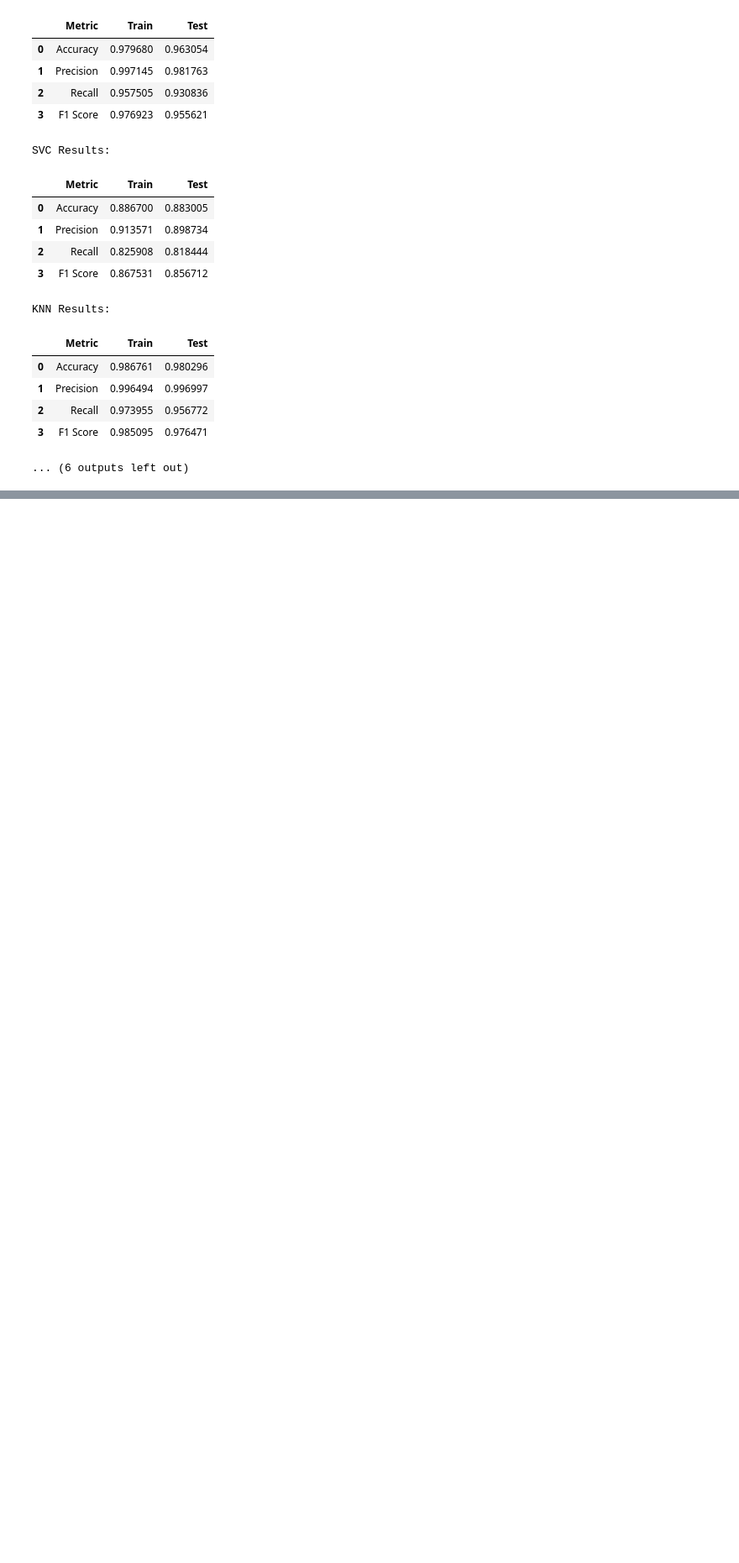
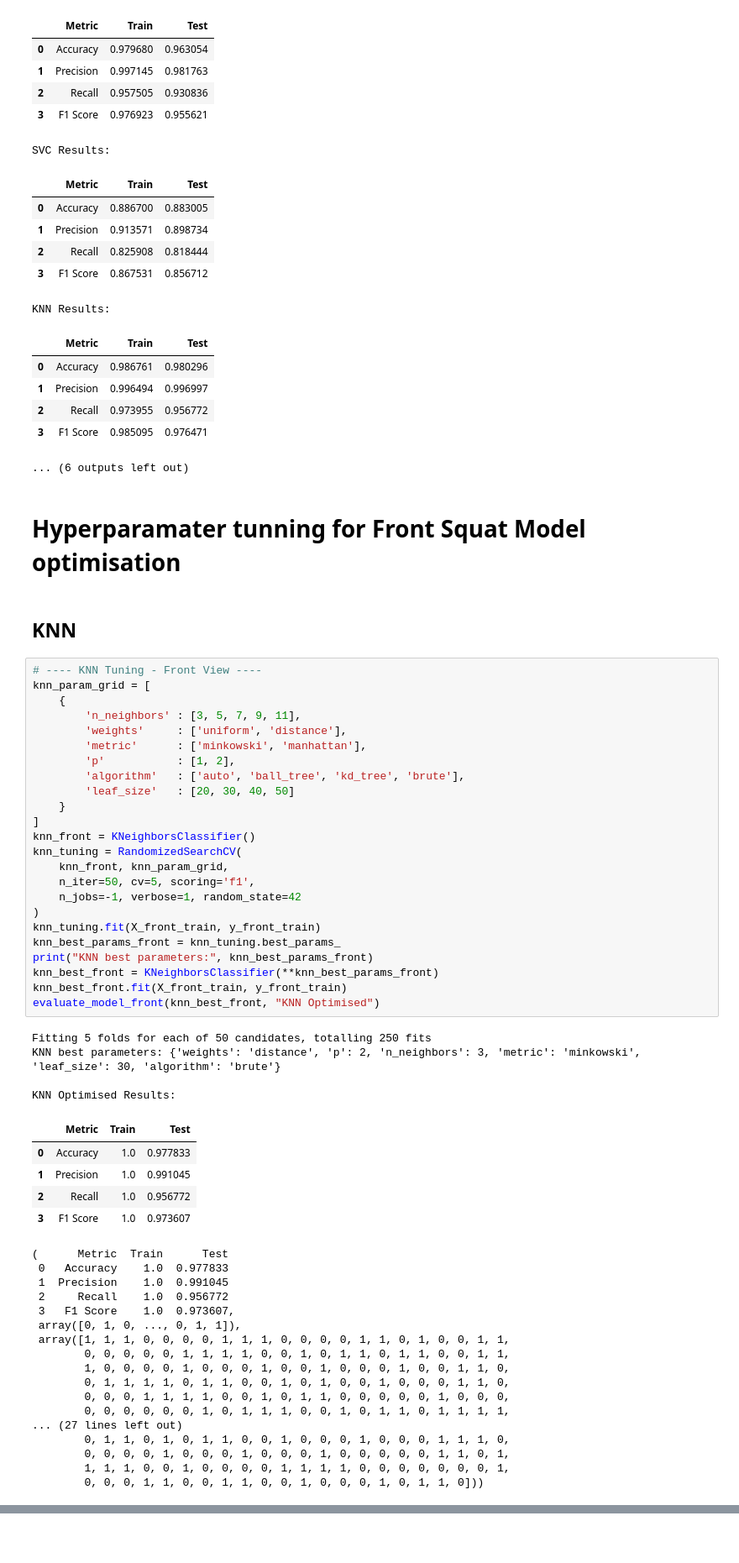
Before and after one commit to DabeenHemin/Real-Time-Health-Risk-Analysis-in-Weighted-Workout-Exercises, a Jupyter notebook: notebooks/squat_form_classifier.ipynb, the cells around one changed output, grey strips where cells are left out. Shown at 84% size. Drawn from its saved outputs; the diff is of its cells as text; blank space fills up the shorter version.

Commit message:
Optimise top 3 front view models XGBoost Random Forest and KNN using RandomizedSearchCV and compare results to select best model for deployment

```diff
--- a/notebooks/squat_form_classifier.ipynb
+++ b/notebooks/squat_form_classifier.ipynb
@@ -188,3 +188,58 @@ KNN Results:
 | 2 | Recall | 0.973955 | 0.956772 |
 | 3 | F1 Score | 0.985095 | 0.976471 |
 ... (6 outputs left out)
+# %% [markdown]
+# Hyperparamater tunning for Front Squat Model optimisation
+# %% [markdown]
+## KNN
+# %%
+# ---- KNN Tuning - Front View ----
+knn_param_grid = [
+    {
+        'n_neighbors' : [3, 5, 7, 9, 11],
+        'weights'     : ['uniform', 'distance'],
+        'metric'      : ['minkowski', 'manhattan'],
+        'p'           : [1, 2],
+        'algorithm'   : ['auto', 'ball_tree', 'kd_tree', 'brute'],
+        'leaf_size'   : [20, 30, 40, 50]
+    }
+]
+knn_front = KNeighborsClassifier()
+knn_tuning = RandomizedSearchCV(
+    knn_front, knn_param_grid,
+    n_iter=50, cv=5, scoring='f1',
+    n_jobs=-1, verbose=1, random_state=42
+)
+knn_tuning.fit(X_front_train, y_front_train)
+knn_best_params_front = knn_tuning.best_params_
+print("KNN best parameters:", knn_best_params_front)
+knn_best_front = KNeighborsClassifier(**knn_best_params_front)
+knn_best_front.fit(X_front_train, y_front_train)
+evaluate_model_front(knn_best_front, "KNN Optimised")
+# %% [output]
+Fitting 5 folds for each of 50 candidates, totalling 250 fits
+KNN best parameters: {'weights': 'distance', 'p': 2, 'n_neighbors': 3, 'metric': 'minkowski', 'leaf_size': 30, 'algorithm': 'brute'}
+
+KNN Optimised Results:
+|  | Metric | Train | Test |
+| 0 | Accuracy | 1.0 | 0.977833 |
+| 1 | Precision | 1.0 | 0.991045 |
+| 2 | Recall | 1.0 | 0.956772 |
+| 3 | F1 Score | 1.0 | 0.973607 |
+(      Metric  Train      Test
+ 0   Accuracy    1.0  0.977833
+ 1  Precision    1.0  0.991045
+ 2     Recall    1.0  0.956772
+ 3   F1 Score    1.0  0.973607,
+ array([0, 1, 0, ..., 0, 1, 1]),
+ array([1, 1, 1, 0, 0, 0, 0, 1, 1, 1, 0, 0, 0, 0, 1, 1, 0, 1, 0, 0, 1, 1,
+        0, 0, 0, 0, 0, 1, 1, 1, 1, 0, 0, 1, 0, 1, 1, 0, 1, 1, 0, 0, 1, 1,
+        1, 0, 0, 0, 0, 1, 0, 0, 0, 1, 0, 0, 1, 0, 0, 0, 1, 0, 0, 1, 1, 0,
+        0, 1, 1, 1, 1, 0, 1, 1, 0, 0, 1, 0, 1, 0, 0, 1, 0, 0, 0, 1, 1, 0,
+        0, 0, 0, 1, 1, 1, 1, 0, 0, 1, 0, 1, 1, 0, 0, 0, 0, 0, 1, 0, 0, 0,
+        0, 0, 0, 0, 0, 0, 1, 0, 1, 1, 1, 0, 0, 1, 0, 1, 1, 0, 1, 1, 1, 1,
+... (27 lines left out)
+        0, 1, 1, 0, 1, 0, 1, 1, 0, 0, 1, 0, 0, 0, 1, 0, 0, 0, 1, 1, 1, 0,
+        0, 0, 0, 0, 1, 0, 0, 0, 1, 0, 0, 0, 1, 0, 0, 0, 0, 0, 1, 1, 0, 1,
+        1, 1, 1, 0, 0, 1, 0, 0, 0, 0, 1, 1, 1, 1, 0, 0, 0, 0, 0, 0, 0, 1,
+        0, 0, 0, 1, 1, 0, 0, 1, 1, 0, 0, 1, 0, 0, 0, 1, 0, 1, 1, 0]))
```
Also changed, not shown: parts of 6 cells of this notebook.
